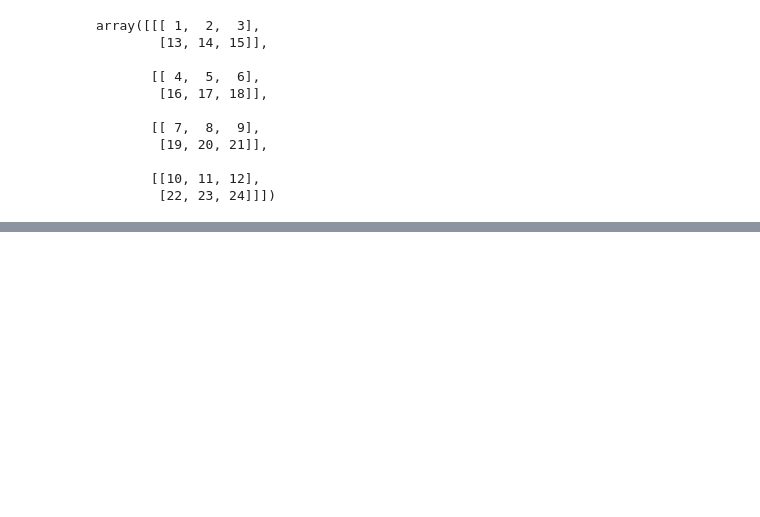
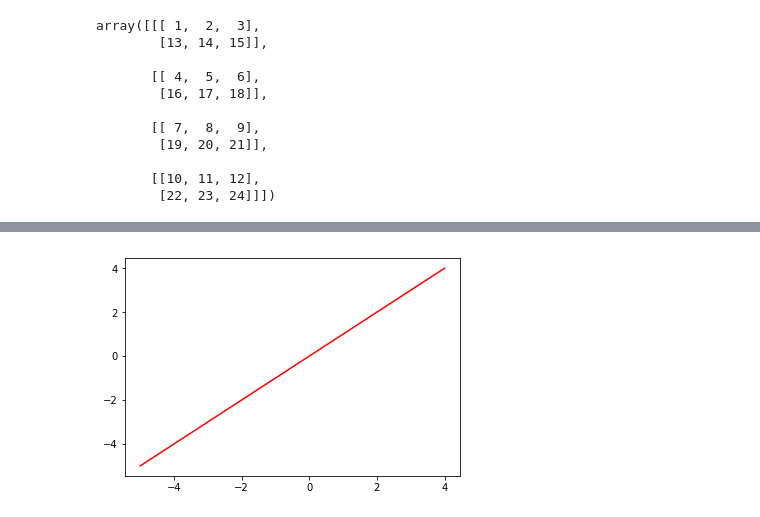
Before and after one commit to velenk/DataAnalysis, a Jupyter notebook: da03.ipynb, the cells around one changed output, grey strips where cells are left out. Saved outputs shown, nothing was run; the diff lists cells and outputs as text; code cells hidden in the pictures; blank space fills up the shorter version.

```diff
--- a/da03.ipynb
+++ b/da03.ipynb
@@ -212,0 +299,6 @@ array([[[ 1,  2,  3],
+# %%
+points = np.arange(-5, 5, 1)
+plt.plot(points, points, 'r')
+plt.show()
+# %% [output]
+[figure, added]
```
Also changed, not shown: parts of 31 cells of this notebook.
